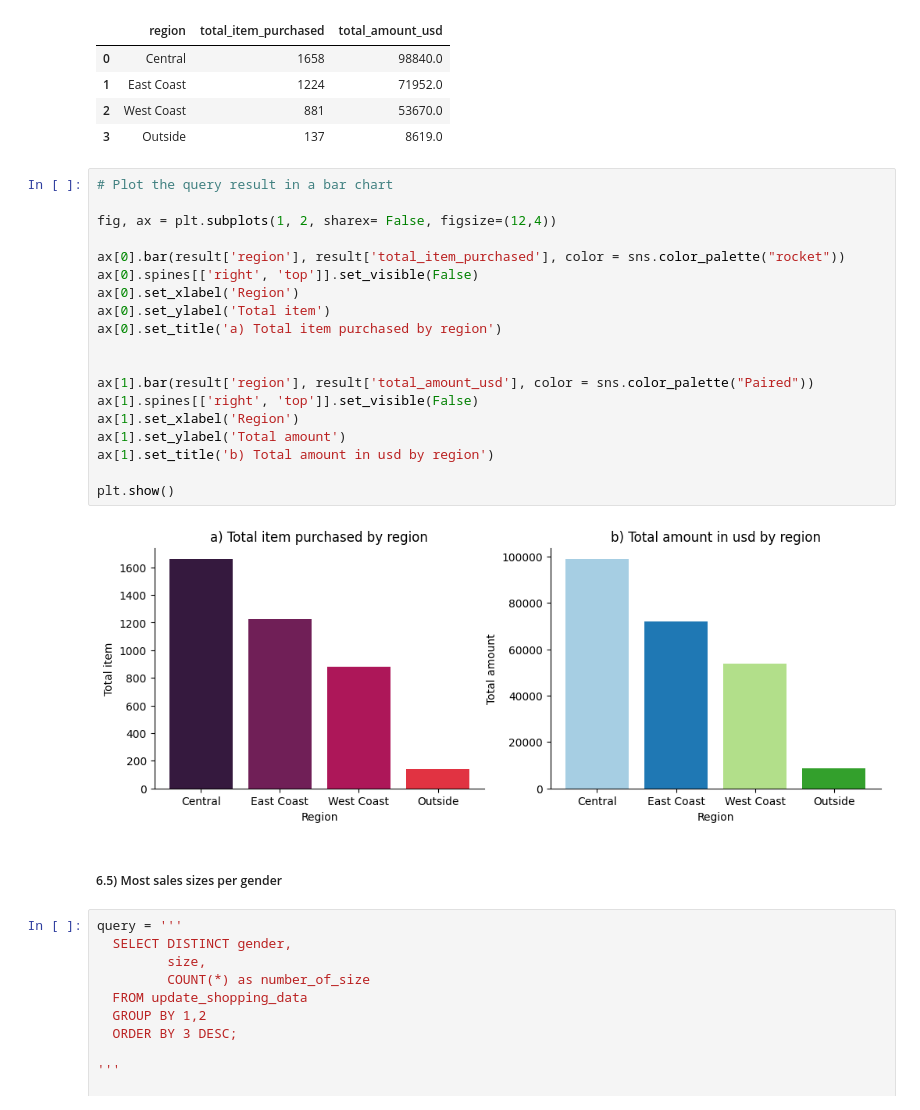
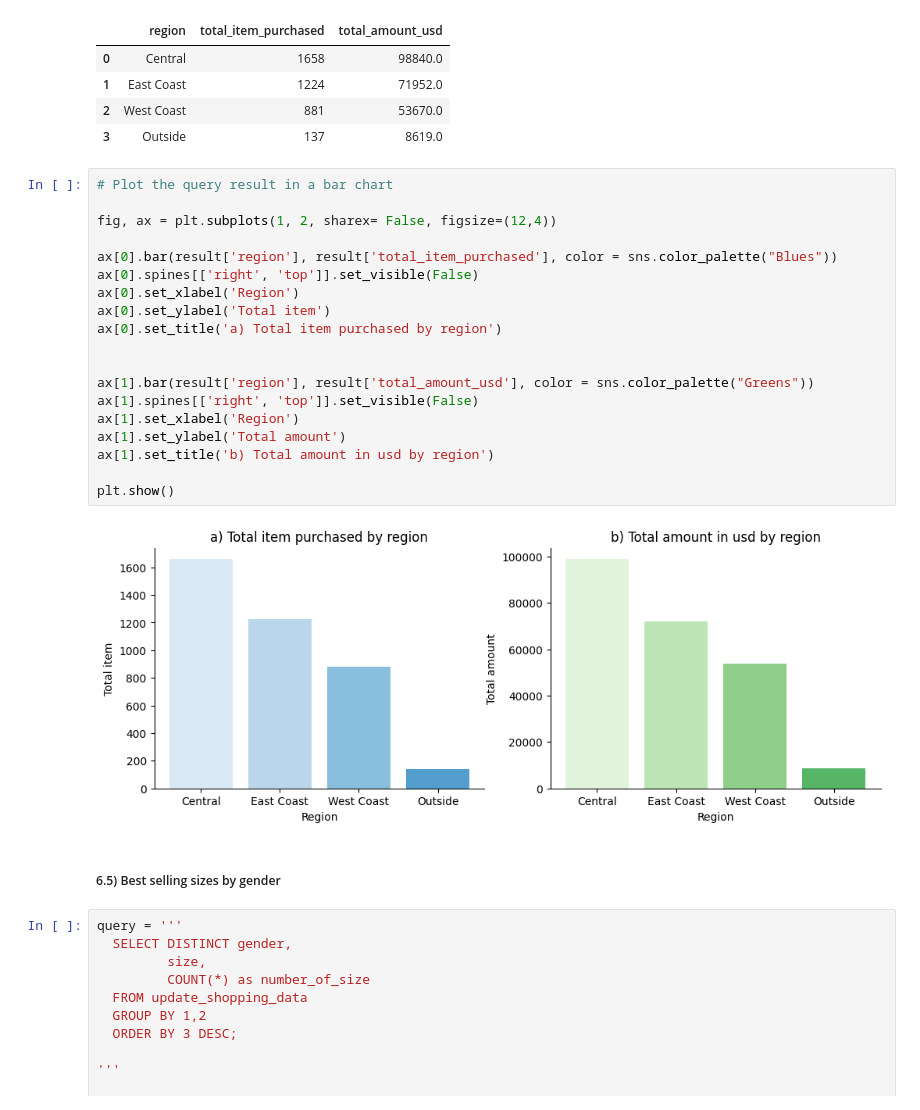
Before and after one commit to maryisabela15/Shopping_trends_project, a Jupyter notebook: shopping_code.ipynb, the cells around one changed output. Saved outputs shown, nothing was run; the diff lists cells and outputs as text.

```diff
--- a/shopping_code.ipynb
+++ b/shopping_code.ipynb
@@ -258,26 +262,26 @@ result
 # %%
 # Plot the query result in a bar chart
 
 fig, ax = plt.subplots(1, 2, sharex= False, figsize=(12,4))
 
-ax[0].bar(result['region'], result['total_item_purchased'], color = sns.color_palette("rocket"))
+ax[0].bar(result['region'], result['total_item_purchased'], color = sns.color_palette("Blues"))
 ax[0].spines[['right', 'top']].set_visible(False)
 ax[0].set_xlabel('Region')
 ax[0].set_ylabel('Total item')
 ax[0].set_title('a) Total item purchased by region')
 
 
-ax[1].bar(result['region'], result['total_amount_usd'], color = sns.color_palette("Paired"))
+ax[1].bar(result['region'], result['total_amount_usd'], color = sns.color_palette("Greens"))
 ax[1].spines[['right', 'top']].set_visible(False)
 ax[1].set_xlabel('Region')
 ax[1].set_ylabel('Total amount')
 ax[1].set_title('b) Total amount in usd by region')
 
 plt.show()
 # %% [output]
-[figure, old version]
+[figure, new version]
 # %% [markdown]
-##### 6.5) Most sales sizes per gender
+##### 6.5) Best selling sizes by gender
 # %%
 query = '''
   SELECT DISTINCT gender,
```
Also changed, not shown: parts of 26 cells of this notebook.
